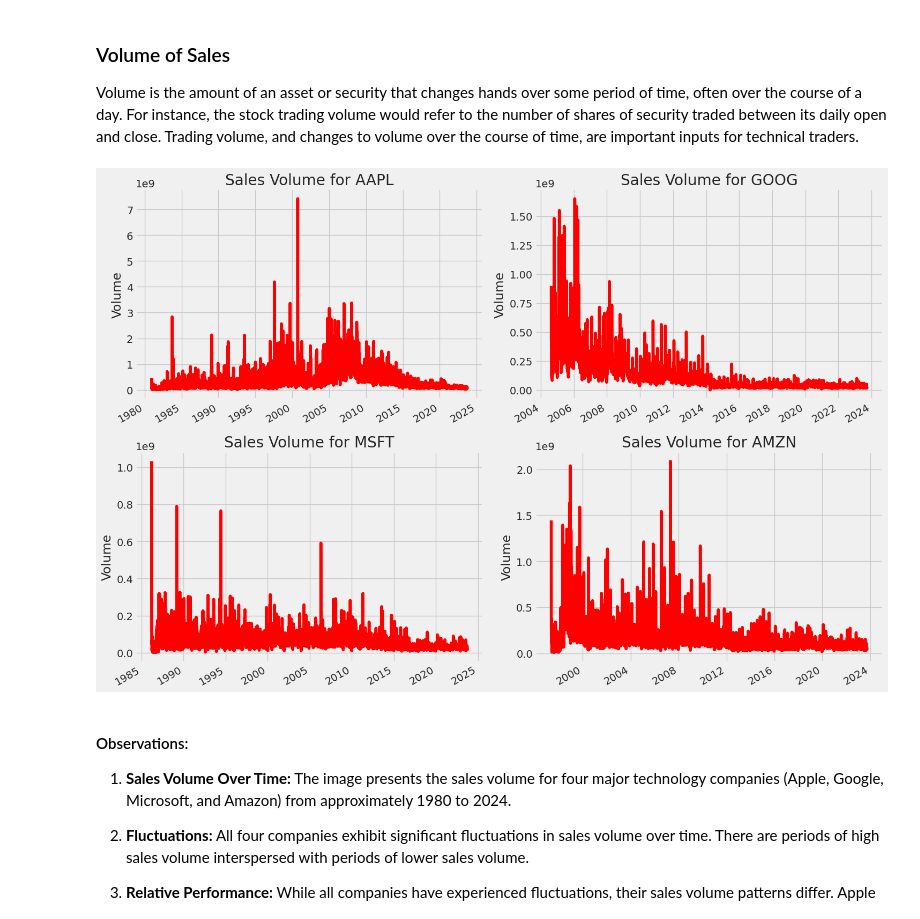
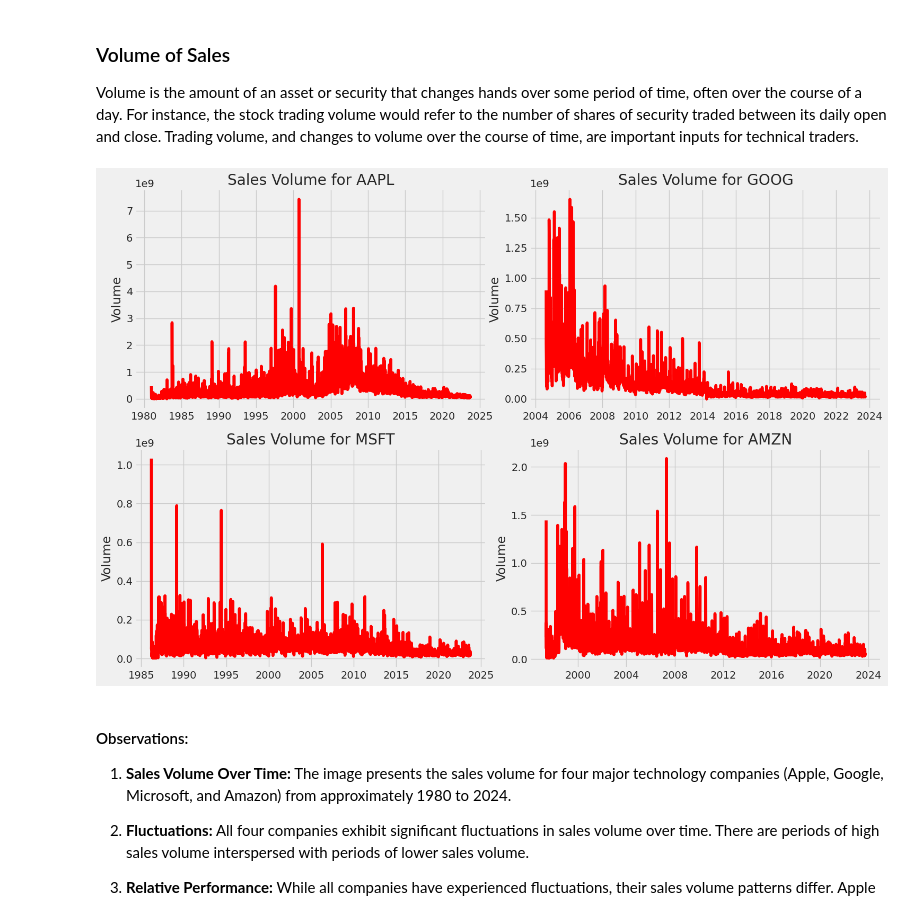
Before and after one commit to mebi-ali/time_series_forecast, a Jupyter notebook: src/notebooks/getting_started_with_time_series.ipynb, the cells around one changed output. Drawn from its saved outputs; the diff is of its cells as text; code cells hidden in the pictures.

```diff
--- a/src/notebooks/getting_started_with_time_series.ipynb
+++ b/src/notebooks/getting_started_with_time_series.ipynb
@@ -85,12 +81,8 @@ dfs = []
 for file in csv_files:
     col_name = file.split(".")[0].strip()
     df = pd.read_csv(f'{DATA_FOLDER}{file}')
-    # df['Date'] = pd.to_datetime(df['Date'], errors='coerce', utc=True)
-
-    # df["Date"] = df["Date"].apply(lambda x: str(x).split(" ")[0])
-    # df['Date'] = pd.to_datetime(df['Date']).dt.date
-    # df.set_index('Date', inplace=True)
-    # df['Adj Close'] = (df['Close'] - df['Dividends']) * df['Stock Splits']
+    df['Date'] = pd.to_datetime(df['Date'], errors='coerce', utc=True)
+    df['Date'] = pd.to_datetime(df['Date']).dt.date
     df = df.drop(columns=["Dividends", "Stock Splits"], axis=1)
     df["Company"] = col_name
     dfs.append(df)
@@ -98,7 +90,6 @@ for file in csv_files:
 ORG_DATA = pd.concat(dfs, ignore_index=True)
 
 data = ORG_DATA
-data['Date'] = pd.to_datetime(data['Date'], errors='coerce', utc=True)
 data.set_index("Date", inplace=True)
 # %% [markdown]
 #### Data Analysis
@@ -193,7 +184,7 @@ plt.figure(figsize=(15, 10))
 plt.subplots_adjust(top=1.25, bottom=1.2)
 for i, company in enumerate(COMMON_COMPANIES, 1):
     plt.subplot(2, 2, i)
-    data[data['Company'] == company]['Close'].plot(color='red', )
+    pop_comps[pop_comps['Company'] == company]["Close"].plot(color='red', )
     plt.ylabel('Close Price ($)')
     plt.xlabel(None)
     plt.title(f"Closing Price of {COMMON_COMPANIES[i - 1]}")
@@ -220,18 +211,18 @@ Volume is the amount of an asset or security that changes hands over some period
 # %%
 # Volume Plot
 plt.figure(figsize=(15, 10))
 plt.subplots_adjust(top=1.25, bottom=1.2)
 
 for i, company in enumerate(COMMON_COMPANIES, 1):
     plt.subplot(2, 2, i)
-    data[data['Company'] == company]['Volume'].plot(color='red')
+    pop_comps[pop_comps['Company'] == company]['Volume'].plot(color='red')
     plt.ylabel('Volume')
     plt.xlabel(None)
     plt.title(f"Sales Volume for {COMMON_COMPANIES[i - 1]}")
 plt.tight_layout()
 save_figs("fig_1b.png")
 # %% [output]
-[figure, old version]
+[figure, new version]
 # %% [markdown]
 #### Observations:
 
```
Also changed, not shown: parts of 40 cells of this notebook, 9 other files.
